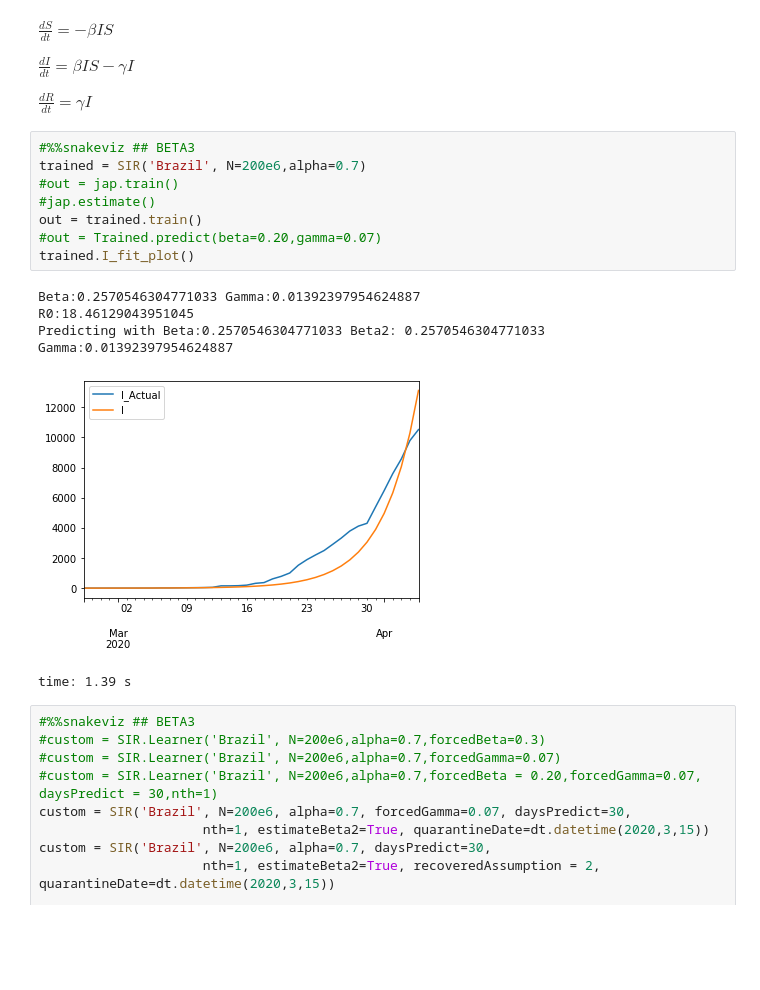
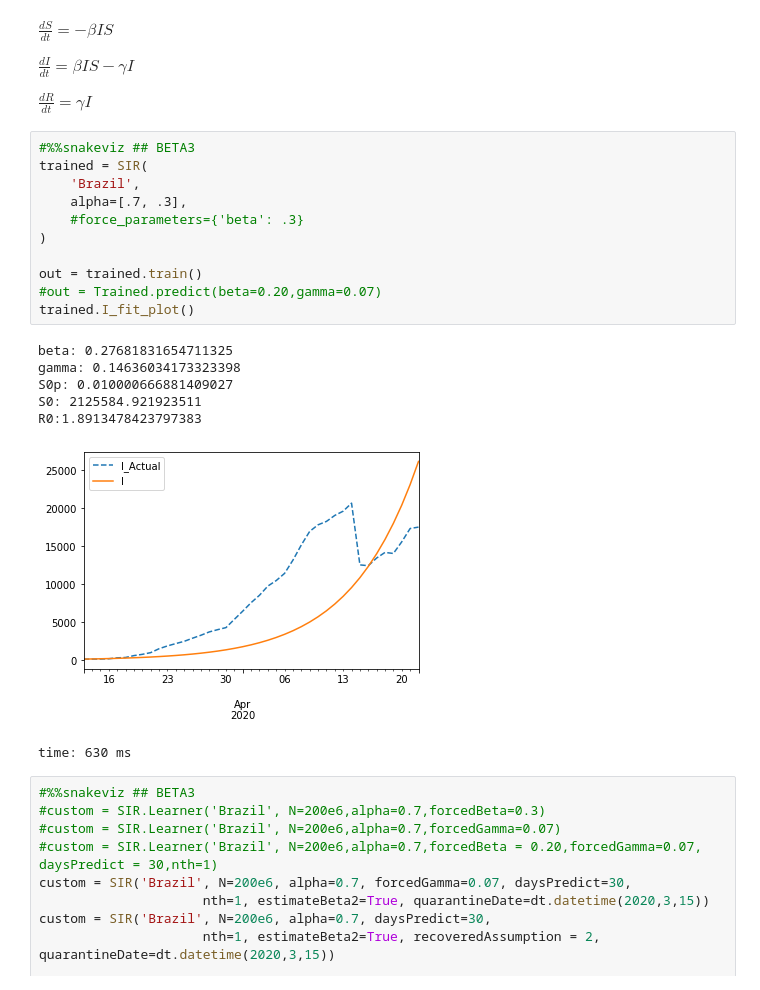
Before and after one commit to comunidadexp/sirfh-covid, a Jupyter notebook: Covid Spread Model.ipynb, the cells around one changed output. Saved outputs shown, nothing was run; the diff lists cells and outputs as text; blank space fills up the shorter version.

```diff
--- a/Covid Spread Model.ipynb
+++ b/Covid Spread Model.ipynb
@@ -28,18 +28,23 @@ $\frac{dI}{dt} = \beta IS-\gamma I$
 $\frac{dR}{dt} = \gamma I$
 # %%
 #%%snakeviz ## BETA3
-trained = SIR('Brazil', N=200e6,alpha=0.7)
-#out = jap.train()
-#jap.estimate()
+trained = SIR(
+    'Brazil',
+    alpha=[.7, .3],
+    #force_parameters={'beta': .3}
+)
+
 out = trained.train()
 #out = Trained.predict(beta=0.20,gamma=0.07)
 trained.I_fit_plot()
 # %% [output]
-Beta:0.2570546304771033 Gamma:0.01392397954624887
-R0:18.46129043951045
-Predicting with Beta:0.2570546304771033 Beta2: 0.2570546304771033 Gamma:0.01392397954624887
+beta: 0.27681831654711325
+gamma: 0.14636034173323398
+S0p: 0.010000666881409027
+S0: 2125584.921923511
+R0:1.8913478423797383
-[figure, old version]
+[figure, new version]
-time: 1.39 s
+time: 630 ms
 # %%
 #%%snakeviz ## BETA3
 #custom = SIR.Learner('Brazil', N=200e6,alpha=0.7,forcedBeta=0.3)
```
Also changed, not shown: parts of 8 cells of this notebook, 3 other files.
